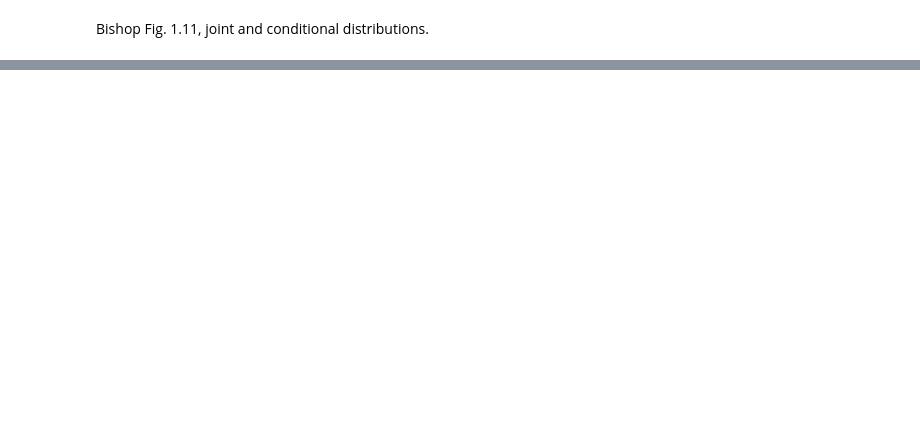
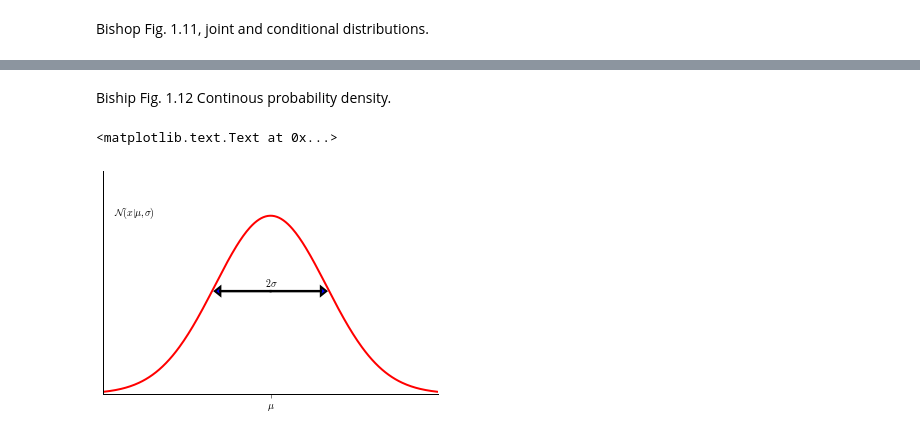
Before and after one commit to andrely/ipython-notebooks, a Jupyter notebook: Bishop - chapter 1.ipynb, the cells around one changed output, grey strips where cells are left out. Cells and saved outputs as stored; diff of their text form; code cells hidden in the pictures; blank space fills up the shorter version.

Commit message:
Updated PRML graphs.

```diff
--- a/Bishop - chapter 1.ipynb
+++ b/Bishop - chapter 1.ipynb
@@ -366,0 +392,23 @@ Bishop Fig. 1.11, joint and conditional distributions.
+# %% [markdown]
+Biship Fig. 1.12 Continous probability density.
+# %%
+l = np.linspace(-3, 3, 300)
+fig = plt.figure()
+ax = fig.add_subplot(111)
+ax.plot(l, sp.stats.norm.pdf(l), c = 'r', lw = 2)
+ax.set_xticks([0])
+ax.set_xticklabels([r'$\mu$'])
+ax.set_yticks([])
+ax.set_ylim(0, .5)
+ax.spines["right"].set_visible(False)
+ax.spines["top"].set_visible(False)
+ax.tick_params(axis='both', direction='out')
+ax.get_xaxis().tick_bottom()   # remove unneeded ticks
+ax.get_yaxis().tick_left()
+plt.arrow(0,.23,1,0,shape='full',lw=2, length_includes_head=True, fill=True, head_length=.1)
+plt.arrow(0,.23,-1,0,shape='full',lw=2, length_includes_head=True, fill=True, head_length=.1)
+ax.text(-.1, .24, r"$2\sigma$")
+ax.text(-2.8, .4, r"$\mathcal{N}(x|\mu,\sigma)$")
+# %% [output]
+<matplotlib.text.Text at 0x...>
+[figure, added]
```
Also changed, not shown: parts of 26 cells of this notebook.
